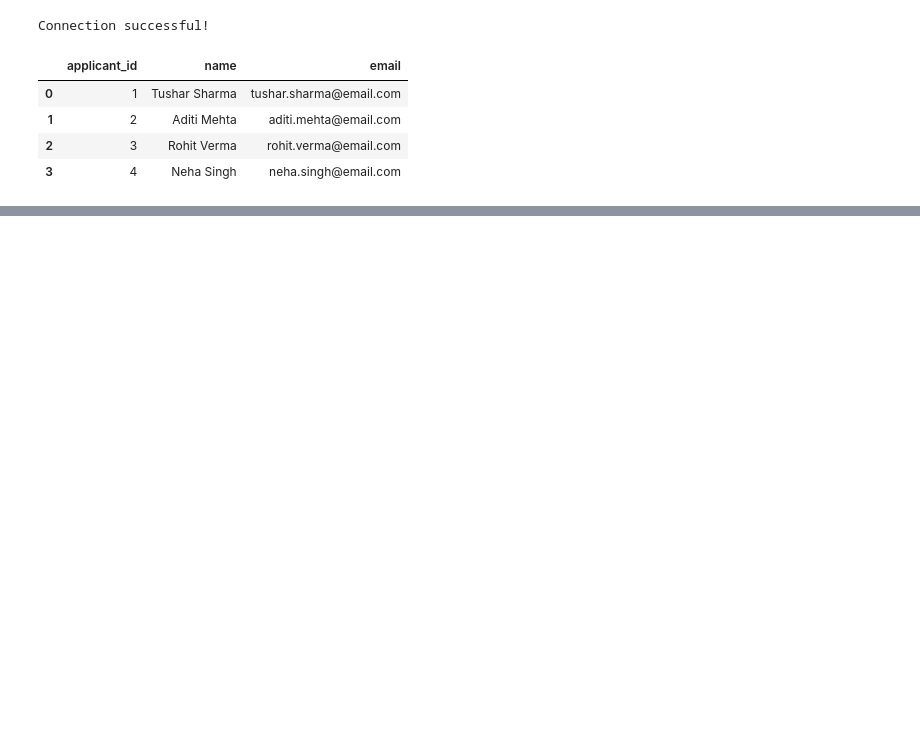
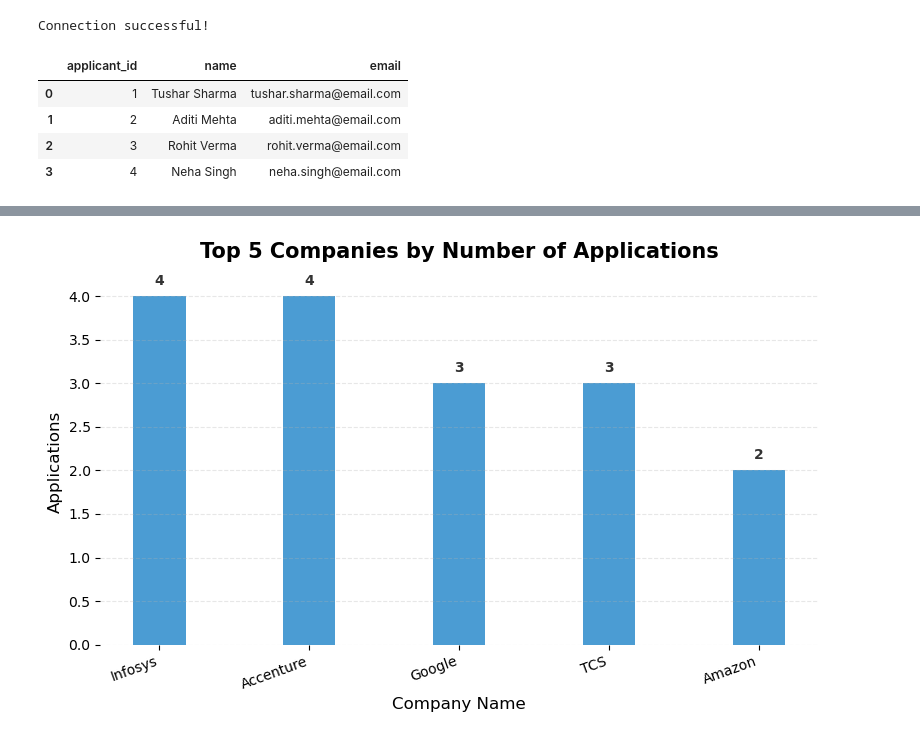
Before and after one commit to tusharshukla34/Job-Application-Tracker-With-SQL-and-Python-libraries, a Jupyter notebook: Job Application Tracker.ipynb, the cells around one changed output, grey strips where cells are left out. Saved outputs shown, nothing was run; the diff lists cells and outputs as text; code cells hidden in the pictures; blank space fills up the shorter version.

```diff
--- a/Job Application Tracker.ipynb
+++ b/Job Application Tracker.ipynb
@@ -30,0 +101,9 @@ Now begin for analyzing + visualization
+# %%
+query = ''' select company_name, count(app_id) as Number_of_application
+            from applications
+            group by company_name
+            order by Number_of_application desc limit 5 ;
+'''
+
+df3 = pd.read_sql(query,engine)
+df3
@@ -30,0 +117,36 @@ Now begin for analyzing + visualization
+# %%
+# Sleek bar chart for Top 5 Companies by Number of Applications
+plt.figure(figsize=(8, 5))
+
+bars = plt.bar(
+    df3['company_name'],
+    df3.iloc[:, 1],
+    color='#4B9CD3',       # smooth blue shade
+    width=0.35,            # thinner bars
+    edgecolor='none'       # clean edge
+)
+
+# Add subtle shadows / labels
+for bar in bars:
+    plt.text(
+        bar.get_x() + bar.get_width()/2,
+        bar.get_height() + 0.1,
+        f'{int(bar.get_height())}',
+        ha='center', va='bottom',
+        fontsize=10, color='#333', fontweight='bold'
+    )
+
+# Titles & labels
+plt.title('Top 5 Companies by Number of Applications', fontsize=15, fontweight='bold', pad=15)
+plt.xlabel('Company Name', fontsize=12)
+plt.ylabel('Applications', fontsize=12)
+
+# Clean visual adjustments
+plt.xticks(rotation=20, ha='right', fontsize=10)
+plt.grid(axis='y', linestyle='--', alpha=0.3)
+plt.box(False)
+plt.tight_layout()
+
+plt.show()
+# %% [output]
+[figure, added]
```
Also changed, not shown: parts of 8 cells of this notebook, 1 other file.
